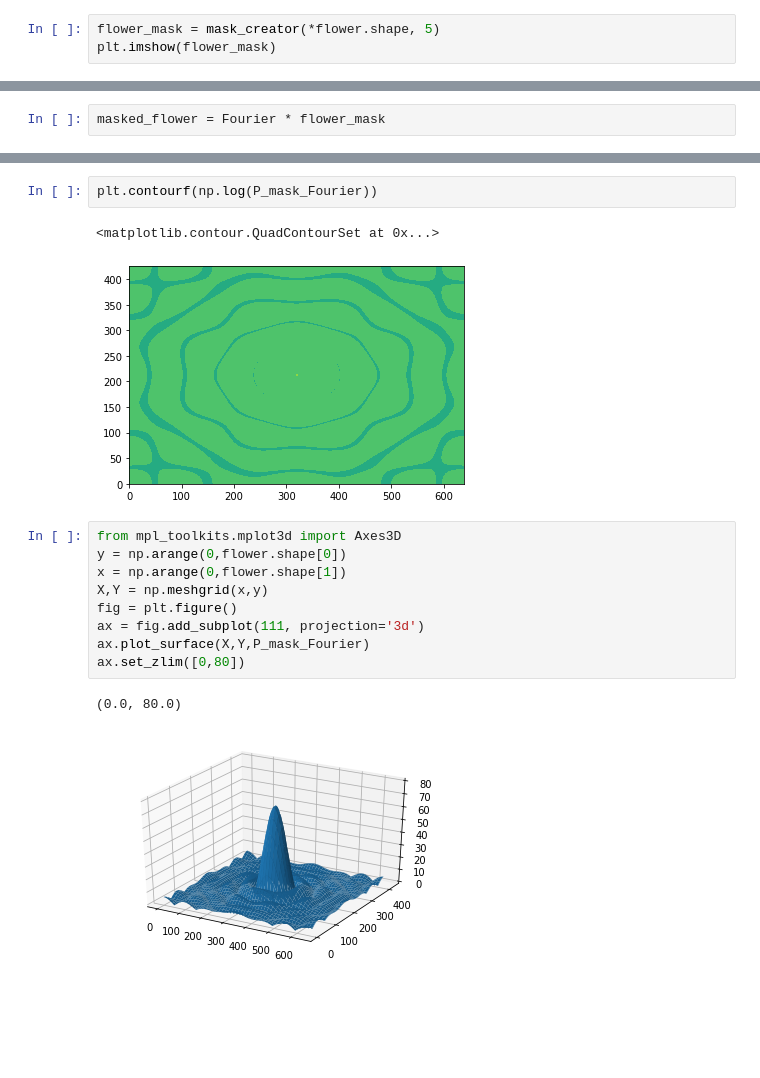
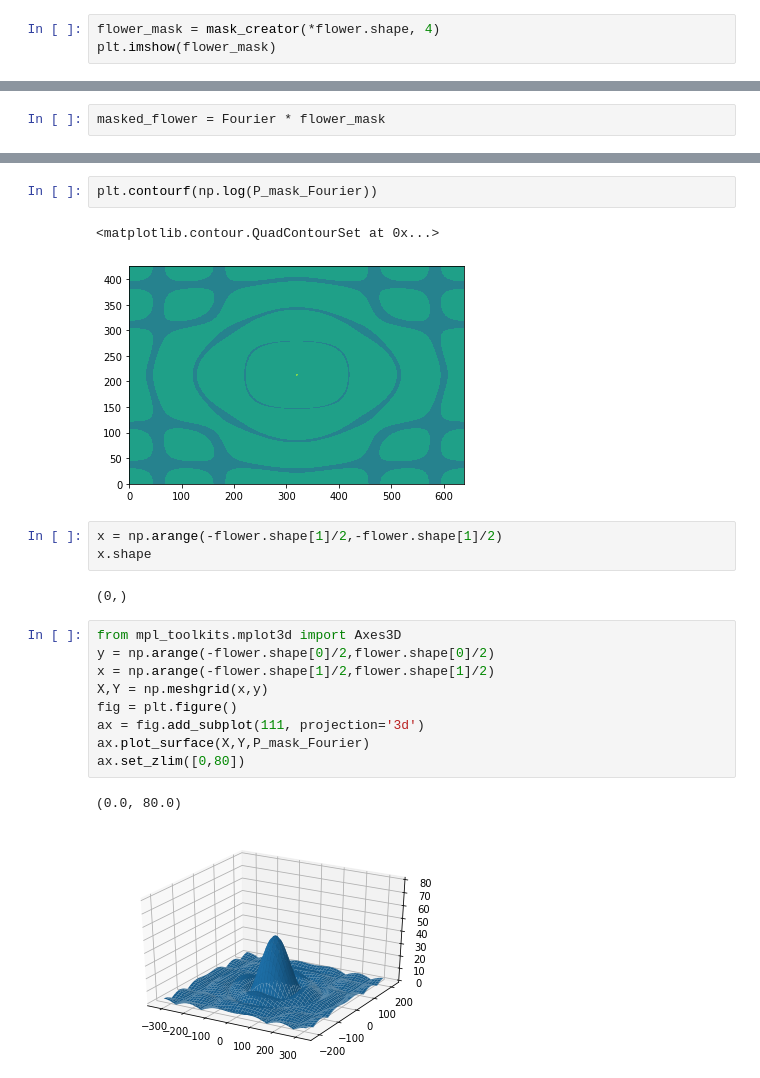
Before and after one commit to alifele/Bioinformatics, a Jupyter notebook: Fourier_Fifth_attempt.ipynb, the cells around one changed output, grey strips where cells are left out. Saved outputs shown, nothing was run; the diff lists cells and outputs as text; blank space fills up the shorter version.

```diff
--- a/Fourier_Fifth_attempt.ipynb
+++ b/Fourier_Fifth_attempt.ipynb
@@ -71,5 +73,5 @@ plt.imshow(mask)
 # %%
-flower_mask = mask_creator(*flower.shape, 5)
+flower_mask = mask_creator(*flower.shape, 4)
 plt.imshow(flower_mask)
 # %% [output]
 <matplotlib.image.AxesImage at 0x...>
@@ -102,16 +104,21 @@ plt.colorbar()
 plt.contourf(np.log(P_mask_Fourier))
 # %% [output]
 <matplotlib.contour.QuadContourSet at 0x...>
-[figure, old version]
+[figure, new version]
+# %%
+x = np.arange(-flower.shape[1]/2,-flower.shape[1]/2)
+x.shape
+# %% [output]
+(0,)
 # %%
 from mpl_toolkits.mplot3d import Axes3D
-y = np.arange(0,flower.shape[0])
-x = np.arange(0,flower.shape[1])
+y = np.arange(-flower.shape[0]/2,flower.shape[0]/2)
+x = np.arange(-flower.shape[1]/2,flower.shape[1]/2)
 X,Y = np.meshgrid(x,y)
 fig = plt.figure()
 ax = fig.add_subplot(111, projection='3d')
 ax.plot_surface(X,Y,P_mask_Fourier)
 ax.set_zlim([0,80])
 # %% [output]
 (0.0, 80.0)
-[figure, old version]
+[figure, new version]
```
Also changed, not shown: parts of 17 cells of this notebook.
